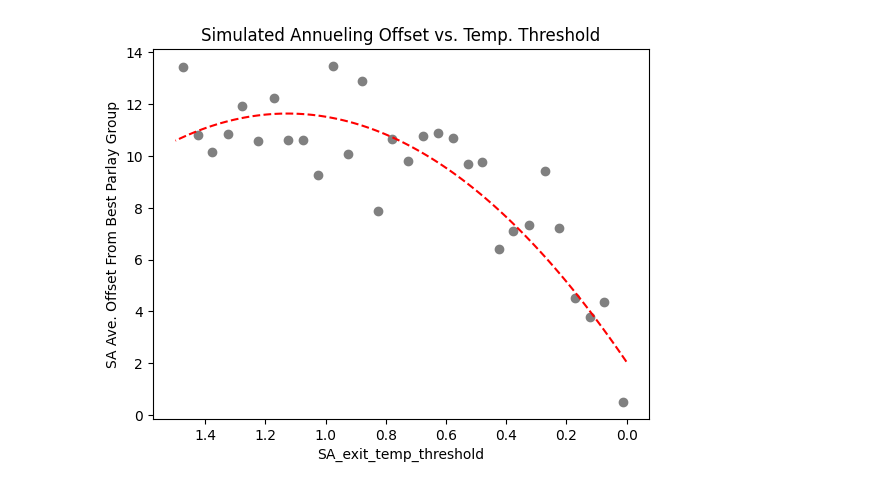
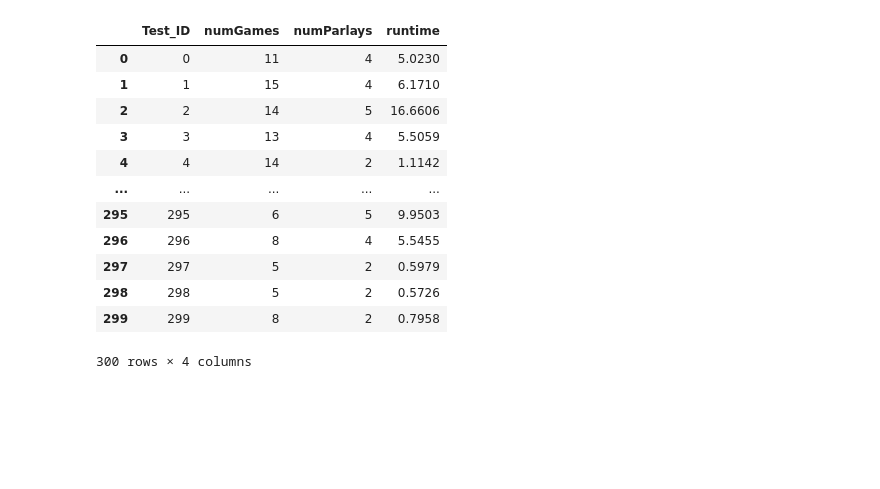
Before and after one commit to Abroek327/Algorithm-analysis-project-, a Jupyter notebook: Project-Parlay/Testing/SAMPtest_Analysis.ipynb, the cells around one changed output. Saved outputs shown, nothing was run; the diff lists cells and outputs as text; code cells hidden in the pictures; blank space fills up the shorter version.

Commit message:
Completed Analysis for SAMP, +testing progess

```diff
--- a/Project-Parlay/Testing/SAMPtest_Analysis.ipynb
+++ b/Project-Parlay/Testing/SAMPtest_Analysis.ipynb
@@ -174,35 +273,20 @@ plt.show()
-# %%
-# Select columns to plot
-x = df['temp_threshold']
-y = df['SA_Offset']
-
-# Set the bin size for the x axis
-bins = np.arange(0,2.5,0.05)
-
-# Get counts of each unique combination of x and y values
-counts = df.groupby(['temp_threshold', 'SA_Offset']).size().reset_index(name='count')
-averages_df = df.groupby(pd.cut(x, bins=bins)).mean().reset_index(drop=True)
-
-# Set colors
-color1 = 'grey'
-line_color = 'yellow'
-
-# Create scatter plot with point sizes based on count values
-plt.scatter(x=averages_df['temp_threshold'], y=averages_df['SA_Offset'], label='thresh_v_Offset', color=color1)
-
-# Add axis labels and title
-plt.xlabel('SA_exit_temp_threshold')
-plt.ylabel('SA Ave. Offset From Best Parlay Group')
-plt.title('Simulated Annueling Offset vs. Temp. Threshold')
-
-# Add quadratic best fit line
-z = np.polyfit(x, y, 2)
-p = np.poly1d(z)
-xp = np.linspace(x.min(), x.max(), 100)
-plt.plot(xp, p(xp), "r--")
-
-plt.gca().invert_xaxis()
-# Show the graph
-plt.show()
-# %% [output]
-[figure, removed]
+# %%
+# Load CSV file into a DataFrame
+df10 = pd.read_csv('SA_MP_testingData_g10+.csv')
+
+# Display the DataFrame
+df10
+# %% [output]
+|  | Test_ID | numGames | numParlays | runtime |
+| 0 | 0 | 11 | 4 | 5.0230 |
+| 1 | 1 | 15 | 4 | 6.1710 |
+| 2 | 2 | 14 | 5 | 16.6606 |
+| 3 | 3 | 13 | 4 | 5.5059 |
+| 4 | 4 | 14 | 2 | 1.1142 |
+| ... | ... | ... | ... | ... |
+| 295 | 295 | 6 | 5 | 9.9503 |
+| 296 | 296 | 8 | 4 | 5.5455 |
+| 297 | 297 | 5 | 2 | 0.5979 |
+| 298 | 298 | 5 | 2 | 0.5726 |
+| 299 | 299 | 8 | 2 | 0.7958 |
+300 rows × 4 columns
```
Also changed, not shown: parts of 8 cells of this notebook, 20 other files.
